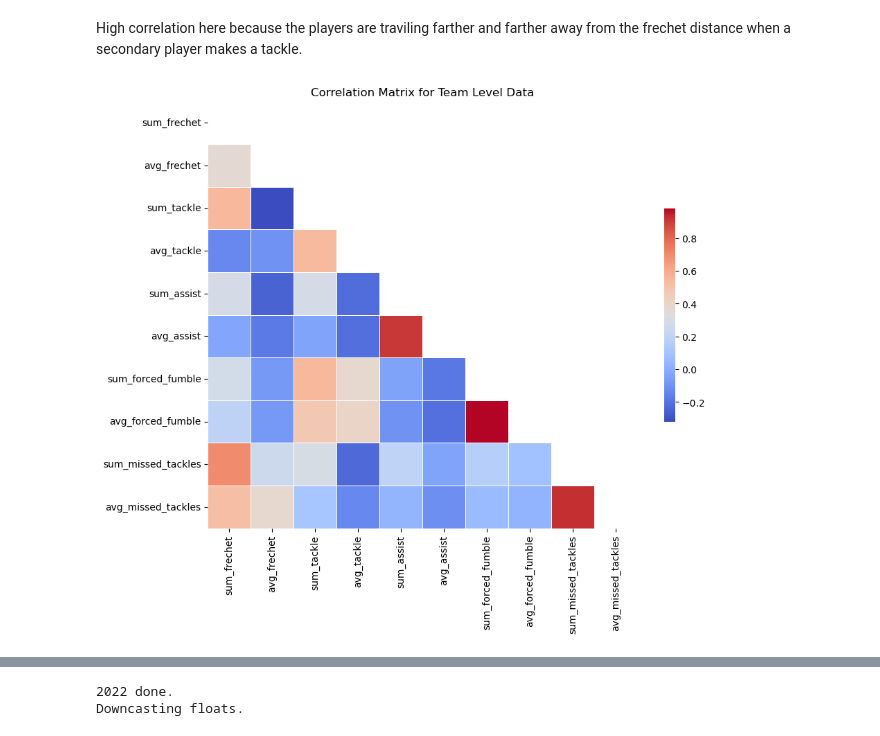
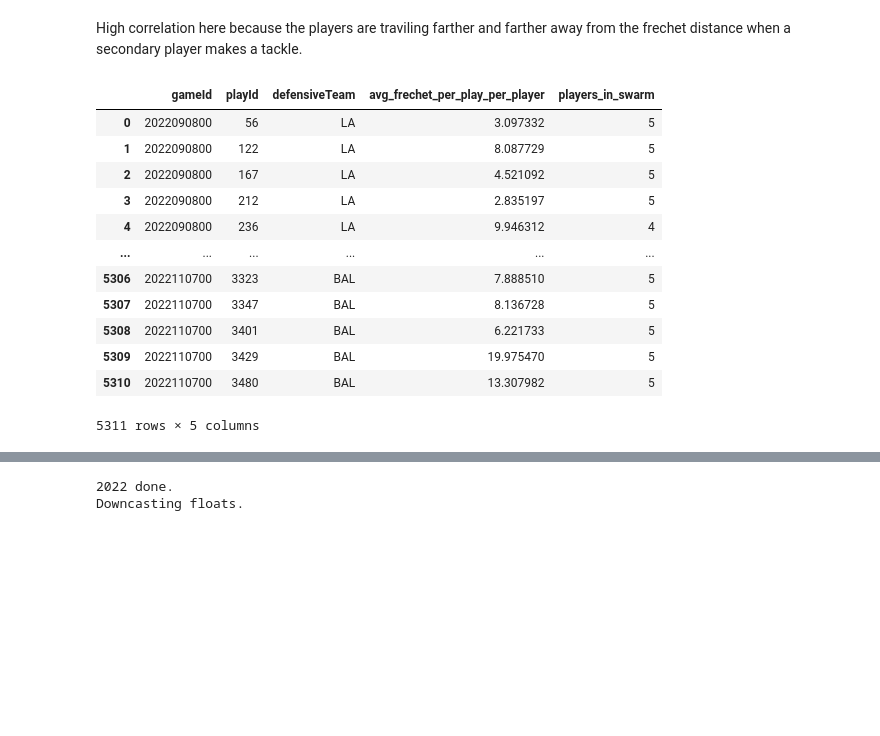
Before and after one commit to tbryan2/nfl-big-data-bowl-2024, a Jupyter notebook: notebooks/eda.ipynb, the cells around one changed output, grey strips where cells are left out. Drawn from its saved outputs; the diff is of its cells as text; code cells hidden in the pictures; blank space fills up the shorter version.

Commit message:
cleaning and modifying notebooks methods (plz check my methods)

```diff
--- a/notebooks/eda.ipynb
+++ b/notebooks/eda.ipynb
@@ -73,19 +73,19 @@ None
 df = pd.read_csv('/Users/nick/nfl-big-data-bowl-2024/data/final_pso_pipeline_results_week_1_completions_only_run2.csv')
 df = df.loc[:, ~df.columns.str.contains('^Unnamed')]
 
-# # Loop through weeks 2 to 9
-# for week in range(1, 10):
-#     # Construct file path for the current week
-#     file_path = f'/Users/nick/nfl-big-data-bowl-2024/data/final_pso_pipeline_results_week_{week}.csv'
+# Loop through weeks 2 to 9
+for week in range(1, 10):
+    # Construct file path for the current week
+    file_path = f'/Users/nick/nfl-big-data-bowl-2024/data/final_pso_pipeline_results_week_{week}_completions_only_run2.csv'
 
-#     # Read the data
-#     week_df = pd.read_csv(file_path)
+    # Read the data
+    week_df = pd.read_csv(file_path)
 
-#     # Remove any unnamed columns
-#     week_df = week_df.loc[:, ~week_df.columns.str.contains('^Unnamed')]
+    # Remove any unnamed columns
+    week_df = week_df.loc[:, ~week_df.columns.str.contains('^Unnamed')]
 
-#     # Append to the original DataFrame
-#     df = pd.concat([df, week_df], ignore_index=True)
+    # Append to the original DataFrame
+    df = pd.concat([df, week_df], ignore_index=True)
 # %%
 df.columns
 # %% [output]
@@ -177,13 +128,6 @@ memory usage: 398.4+ KB
 # %%
 # Replace NaN in 'passResult' with 'R' (for run plays)
 df['passResult'].fillna('R', inplace=True)
-
-# Step 2: Check for Duplicates
-# Ensure no duplicates based on game, play, and nflId
-if df.duplicated(subset=['game_id', 'play_id', 'nflId']).any():
-    print("There are duplicates based on game, play, and nflId.")
-    # Optional: Remove duplicates
-    df = df.drop_duplicates(subset=['game', 'play', 'nflId'])
 # %%
 df.info()
 # %% [output]
@@ -257,7 +153,30 @@ team_level_data = df.groupby(['defensiveTeam', 'passResult']).agg(
 # %% [markdown]
 High correlation here because the players are traviling farther and farther away from the frechet distance when a secondary player makes a tackle.
-# %%
-# Fill NaN values with zeros for tackle-related columns
-tackle_cols = ['tackle', 'assist', 'forcedFumble', 'pff_missedTackle']
-df[tackle_cols] = df[tackle_cols].fillna(0)
+# %%
+# Summing Fréchet distance for each play for each team
+play_level_frechet_agg_team = df.groupby(['gameId', 'playId', 'defensiveTeam',]).agg(
+    avg_frechet_per_play_per_player=('frechet_distance', 'mean'),
+    players_in_swarm =('nflId', 'nunique')
+).reset_index()
+
+# Summing Fréchet distance for each play for each player
+play_level_frechet_agg_player = df.groupby(['gameId', 'playId', 'nflId','displayName']).agg(
+    avg_frechet_per_play_per_player=('frechet_distance', 'mean'),
+).reset_index()
+# %%
+play_level_frechet_agg_team
+# %% [output]
+|  | gameId | playId | defensiveTeam | avg_frechet_per_play_per_player | players_in_swarm |
+| 0 | 2022090800 | 56 | LA | 3.097332 | 5 |
+| 1 | 2022090800 | 122 | LA | 8.087729 | 5 |
+| 2 | 2022090800 | 167 | LA | 4.521092 | 5 |
+| 3 | 2022090800 | 212 | LA | 2.835197 | 5 |
+| 4 | 2022090800 | 236 | LA | 9.946312 | 4 |
+| ... | ... | ... | ... | ... | ... |
+| 5306 | 2022110700 | 3323 | BAL | 7.888510 | 5 |
+| 5307 | 2022110700 | 3347 | BAL | 8.136728 | 5 |
+| 5308 | 2022110700 | 3401 | BAL | 6.221733 | 5 |
+| 5309 | 2022110700 | 3429 | BAL | 19.975470 | 5 |
+| 5310 | 2022110700 | 3480 | BAL | 13.307982 | 5 |
+5311 rows × 5 columns
 # %%
@@ -276,22 +186 @@ team_level_agg = df.groupby('defensiveTeam').agg(
 ).reset_index()
-# %%
-import seaborn as sns
-import matplotlib.pyplot as plt
-import numpy as np
-
-# Calculate the correlation matrix
-corr_matrix_team = team_level_agg.select_dtypes(include=[np.number]).corr()
-
-# Generate a mask for the upper triangle
-mask = np.triu(np.ones_like(corr_matrix_team, dtype=bool))
-
-# Set up the matplotlib figure
-plt.figure(figsize=(10, 8))
-
-# Draw the heatmap with the mask and correct aspect ratio
-sns.heatmap(corr_matrix_team, mask=mask, cmap='coolwarm', annot=True, fmt=".2f", linewidths=.5, cbar_kws={"shrink": .5})
-
-plt.title('Correlation Matrix for Team Level Data')
-plt.show()
-# %% [output]
-[figure, removed]
```
Also changed, not shown: parts of 74 cells of this notebook, 1 other file.
